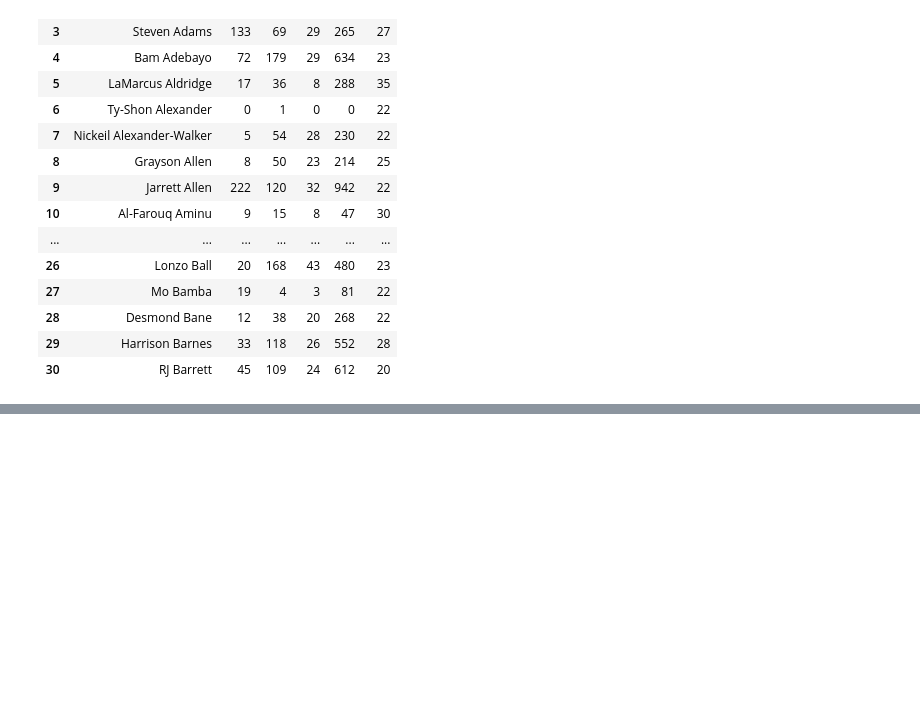
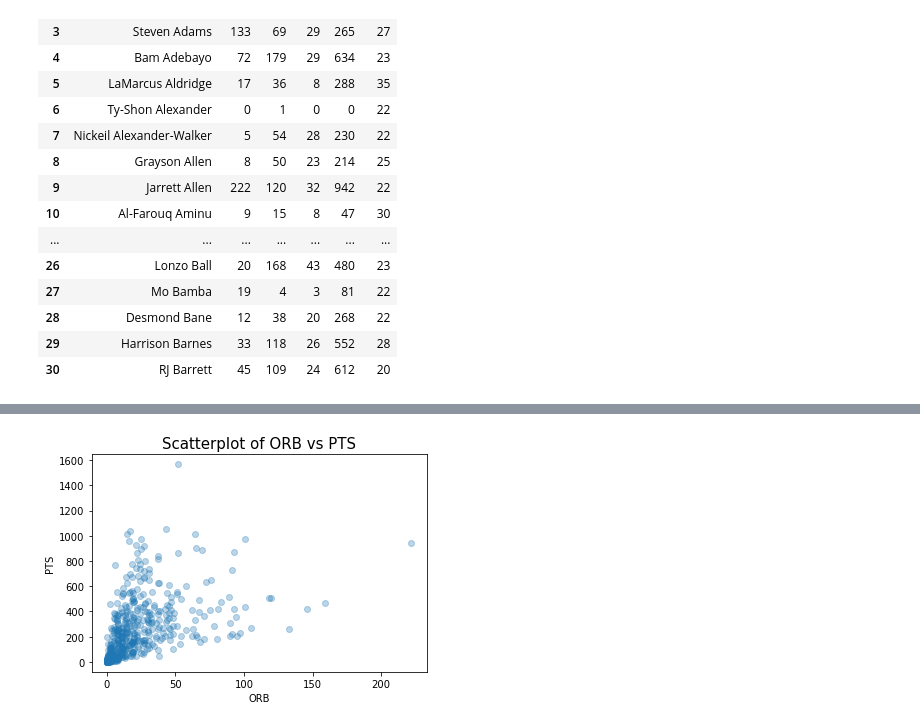
Before and after one commit to Ghost-Recon131/PDS-Assignment-1, a Jupyter notebook: assignment1.ipynb, the cells around one changed output, grey strips where cells are left out. Cells and saved outputs as stored; diff of their text form; code cells hidden in the pictures; blank space fills up the shorter version.

```diff
--- a/assignment1.ipynb
+++ b/assignment1.ipynb
@@ -1253 +1253,10 @@ plt.show()
+# %%
+# scatter plot of ORB vs PTS
+plt.scatter(NBA_C['ORB'], NBA_C['PTS'], alpha = 0.3)
+plt.title('Scatterplot of ORB vs PTS', fontsize = 15)
+plt.xlabel('ORB')
+plt.ylabel('PTS')
+plt.show()
+# %% [output]
+[figure, added]
 # %%
```
Also changed, not shown: parts of 4 cells of this notebook, 11 other files.
